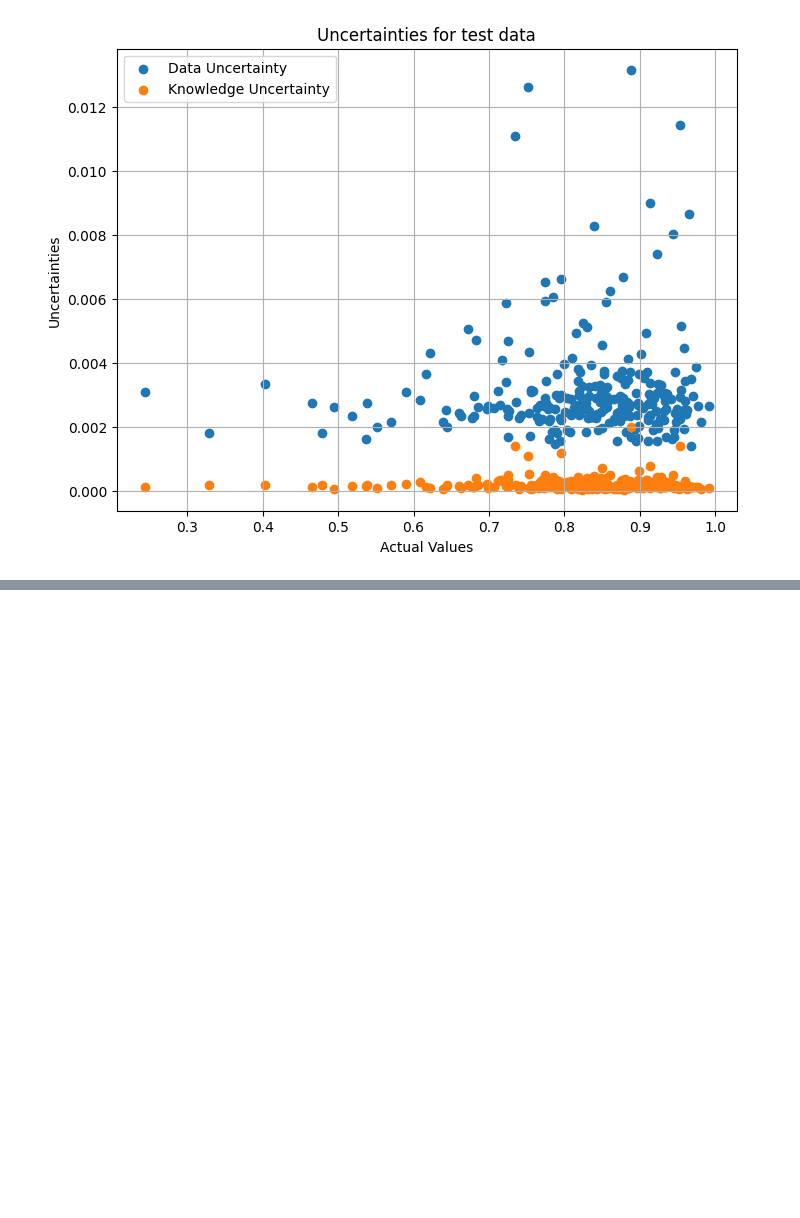
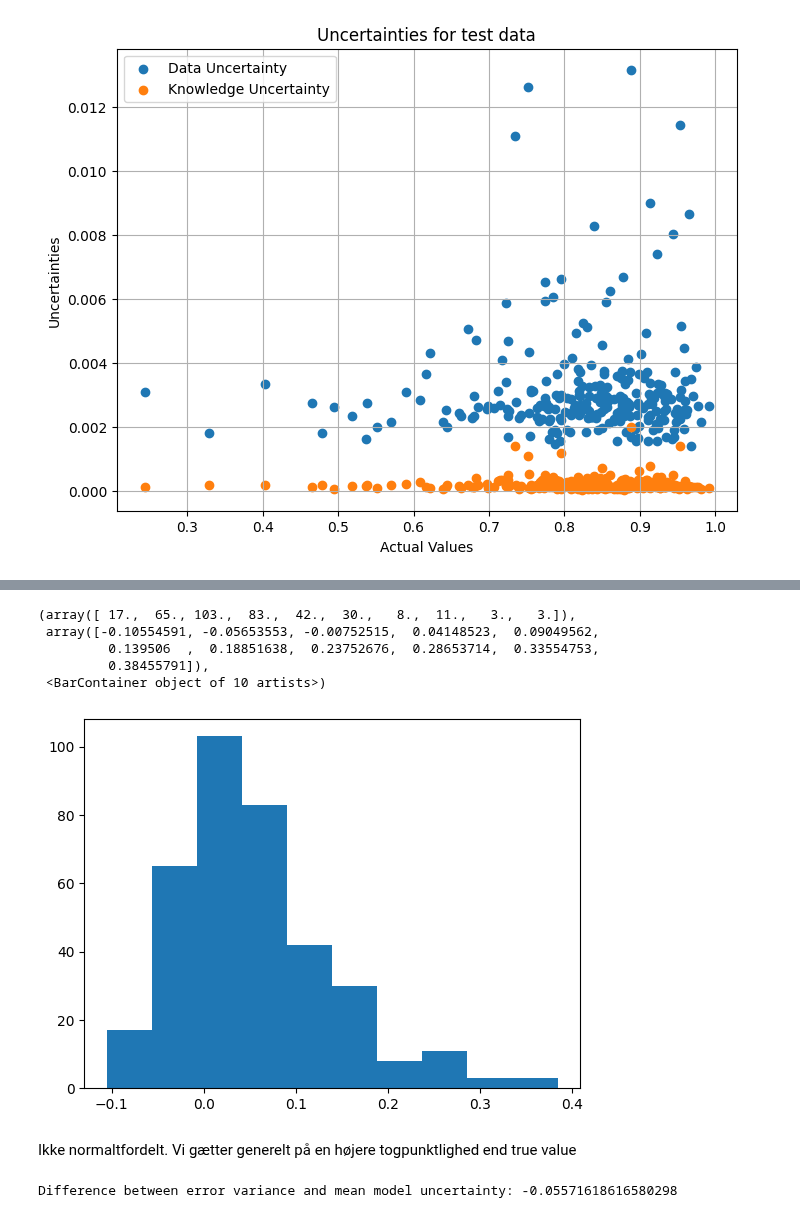
Before and after one commit to clarachristiansen/Bachelor_project, a Jupyter notebook: Uncertainty_quantification.ipynb, the cells around one changed output, grey strips where cells are left out. Saved outputs shown, nothing was run; the diff lists cells and outputs as text; code cells hidden in the pictures; blank space fills up the shorter version.

```diff
--- a/Uncertainty_quantification.ipynb
+++ b/Uncertainty_quantification.ipynb
@@ -190,0 +203,38 @@ plt.show()
+# %%
+# ACROSS different time slots. WHAT ABOUT ACROSS DIFFERENT route/station pairs but always the most recent time slot - unrealistic setting does not tell us much.
+import numpy as np
+import xgboost as xgb
+from sklearn.model_selection import train_test_split
+
+# Number of models to train in the ensemble
+num_models = 100
+
+# Test/train split
+X_train, X_test, y_train, y_test = train_test_split(X, y, test_size=365, shuffle=False)
+
+# Splitting the data into continuous chunks for training
+chunk_size = len(X_train) // num_models  # Assuming equal-sized chunks
+train_chunks_X = [X_train[i:i+chunk_size] for i in range(0, len(X_train), chunk_size)]
+train_chunks_y = [y_train[i:i+chunk_size] for i in range(0, len(y_train), chunk_size)]
+
+# Train ensemble of XGBoost models
+models = []
+for i in range(num_models):
+    boosted_model = xgb.XGBRegressor(objective = 'reg:absoluteerror', booster='gbtree', steps=20, learning_rate=0.1, max_depth=5)
+    model = boosted_model.fit(train_chunks_X[i], train_chunks_y[i])
+    models.append(model)
+
+# Function to make predictions and estimate uncertainty
+def predict_with_uncertainty(models, X_test):
+    predictions = np.zeros((X_test.shape[0], len(models)))
+    for i, model in enumerate(models):
+        predictions[:, i] = model.predict(X_test)
+    mean_prediction = np.mean(predictions, axis=1)
+    uncertainty = np.std(predictions, axis=1)
+    transformed_uncertainty = fischer_transformation(uncertainty)
+    return mean_prediction, transformed_uncertainty
+
+# Example usage
+mean_pred, transformed_uncertainty = predict_with_uncertainty(models, X_test)
+print("Mean Predictions:", mean_pred)
+print("Uncertainty Estimates:", transformed_uncertainty)
@@ -190,0 +276,19 @@ plt.show()
+# %%
+# Histogram for error should be normal distributed
+error = mean_pred - y_test
+plt.hist(error)
+# %% [output]
+(array([ 17.,  65., 103.,  83.,  42.,  30.,   8.,  11.,   3.,   3.]),
+ array([-0.10554591, -0.05653553, -0.00752515,  0.04148523,  0.09049562,
+         0.139506  ,  0.18851638,  0.23752676,  0.28653714,  0.33554753,
+         0.38455791]),
+ <BarContainer object of 10 artists>)
+[figure, added]
+# %% [markdown]
+Ikke normaltfordelt. Vi gætter generelt på en højere togpunktlighed end true value
+# %%
+variance_error = np.var(error)
+difference = variance_error - np.mean(transformed_uncertainty)
+print("Difference between error variance and mean model uncertainty:", difference)
+# %% [output]
+Difference between error variance and mean model uncertainty: -0.05571618616580298
```
Also changed, not shown: parts of 5 cells of this notebook.
